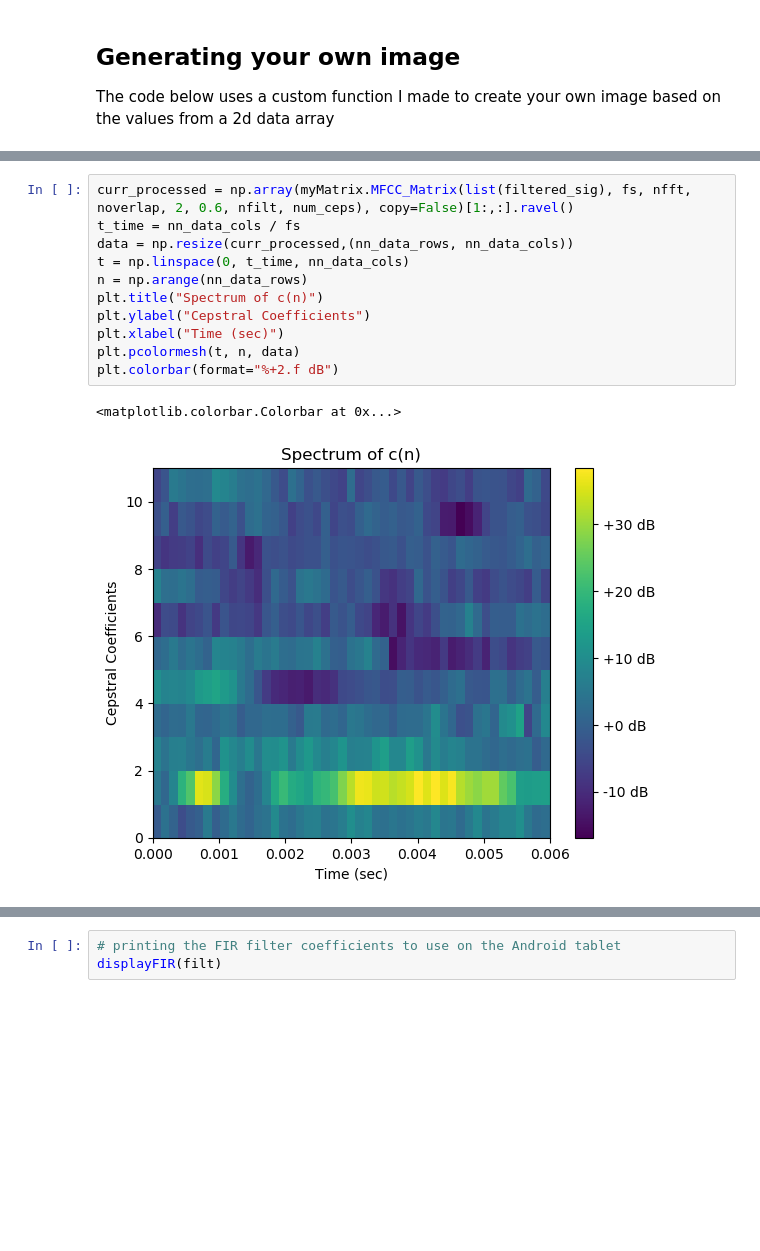
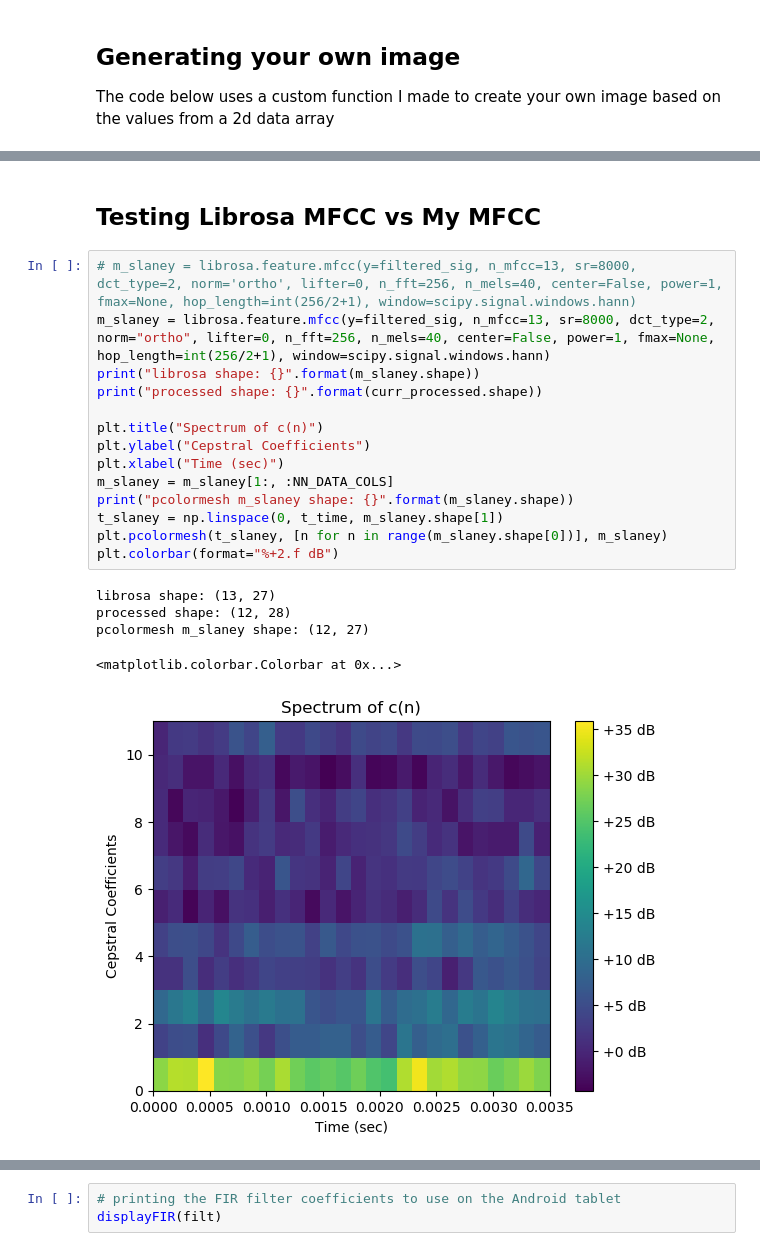
Before and after one commit to jorgejc2/MusicClassification, a Jupyter notebook: milestone1_code.ipynb, the cells around one changed output, grey strips where cells are left out. Cells and saved outputs as stored; diff of their text form; blank space fills up the shorter version.

```diff
--- a/milestone1_code.ipynb
+++ b/milestone1_code.ipynb
@@ -271,14 +280,22 @@ Data type: float32
-# %%
-curr_processed = np.array(myMatrix.MFCC_Matrix(list(filtered_sig), fs, nfft, noverlap, 2, 0.6, nfilt, num_ceps), copy=False)[1:,:].ravel()
-t_time = nn_data_cols / fs
-data = np.resize(curr_processed,(nn_data_rows, nn_data_cols))
-t = np.linspace(0, t_time, nn_data_cols)
-n = np.arange(nn_data_rows)
-plt.title("Spectrum of c(n)")
-plt.ylabel("Cepstral Coefficients")
-plt.xlabel("Time (sec)")
-plt.pcolormesh(t, n, data)
-plt.colorbar(format="%+2.f dB")
-# %% [output]
-<matplotlib.colorbar.Colorbar at 0x...>
-[figure, removed]
+# %% [markdown]
+## Testing Librosa MFCC vs My MFCC
+# %%
+# m_slaney = librosa.feature.mfcc(y=filtered_sig, n_mfcc=13, sr=8000, dct_type=2, norm='ortho', lifter=0, n_fft=256, n_mels=40, center=False, power=1, fmax=None, hop_length=int(256/2+1), window=scipy.signal.windows.hann)
+m_slaney = librosa.feature.mfcc(y=filtered_sig, n_mfcc=13, sr=8000, dct_type=2, norm="ortho", lifter=0, n_fft=256, n_mels=40, center=False, power=1, fmax=None, hop_length=int(256/2+1), window=scipy.signal.windows.hann)
+print("librosa shape: {}".format(m_slaney.shape))
+print("processed shape: {}".format(curr_processed.shape))
+
+plt.title("Spectrum of c(n)")
+plt.ylabel("Cepstral Coefficients")
+plt.xlabel("Time (sec)")
+m_slaney = m_slaney[1:, :NN_DATA_COLS]
+print("pcolormesh m_slaney shape: {}".format(m_slaney.shape))
+t_slaney = np.linspace(0, t_time, m_slaney.shape[1])
+plt.pcolormesh(t_slaney, [n for n in range(m_slaney.shape[0])], m_slaney)
+plt.colorbar(format="%+2.f dB")
+# %% [output]
+librosa shape: (13, 27)
+processed shape: (12, 28)
+pcolormesh m_slaney shape: (12, 27)
+<matplotlib.colorbar.Colorbar at 0x...>
+[figure, added]
```
Also changed, not shown: parts of 19 cells of this notebook, 6 other files.
